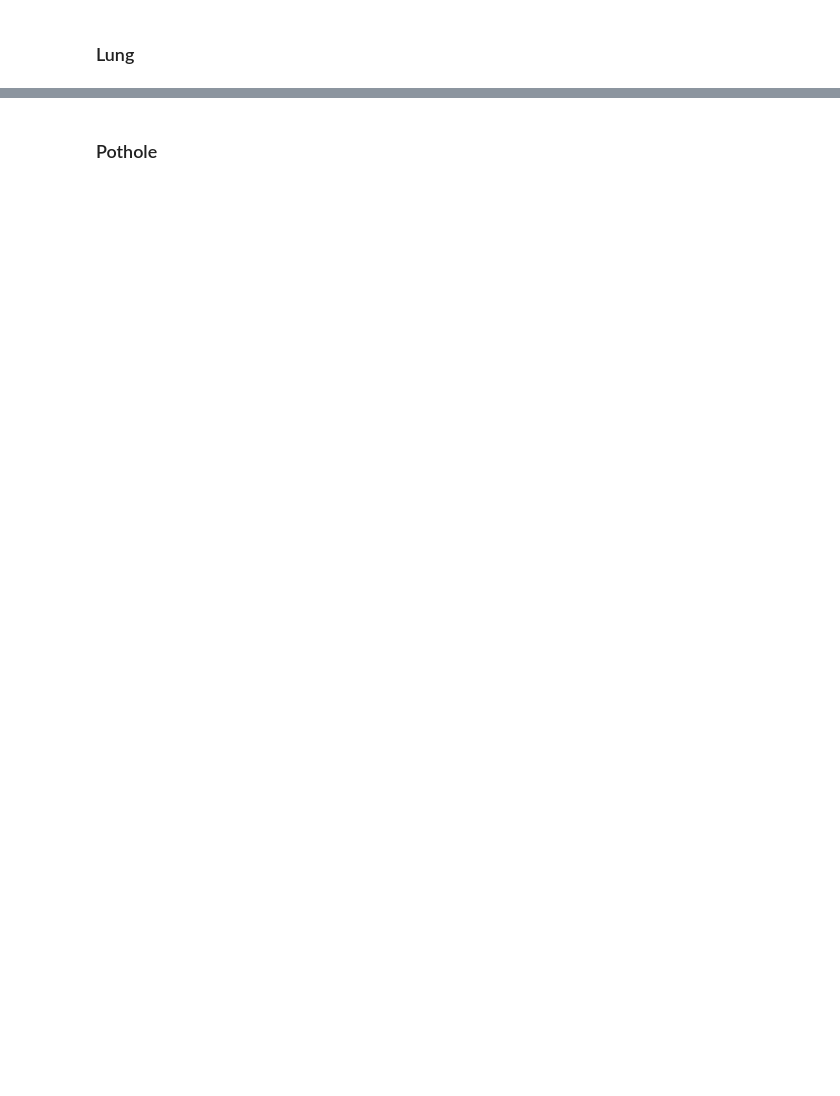
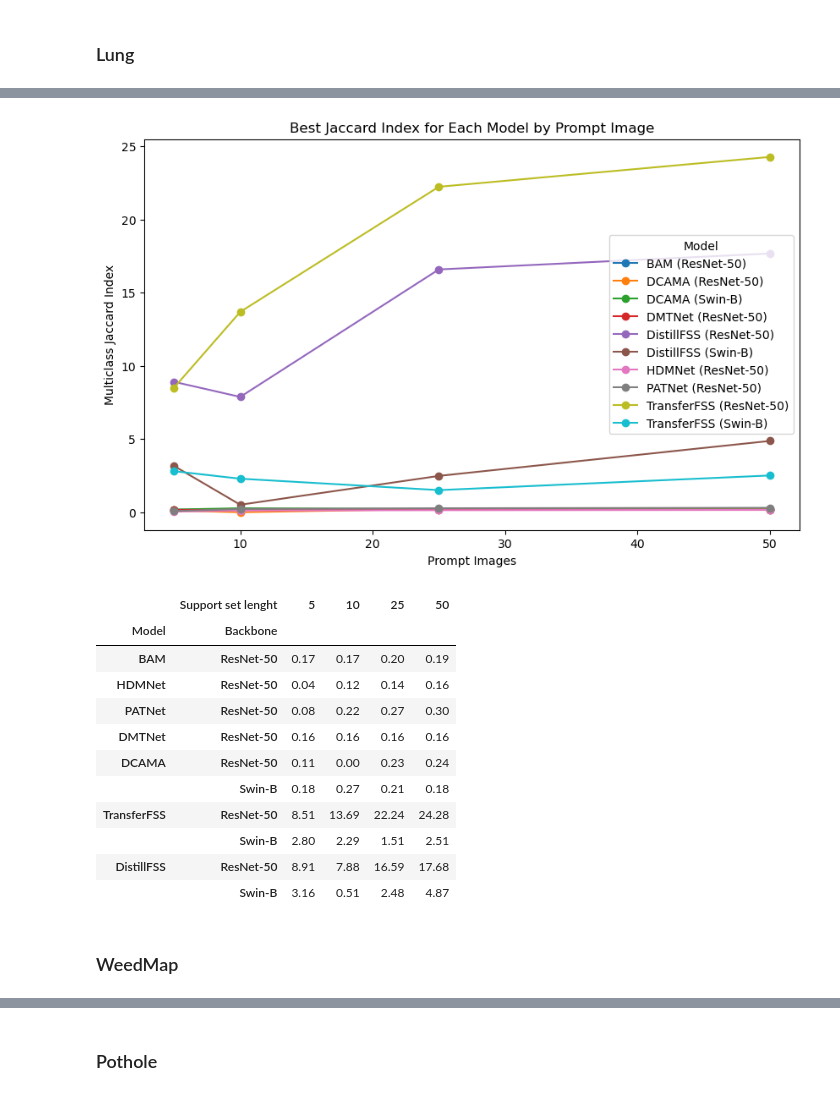
Before and after one commit to pasqualedem/DistillFSS, a Jupyter notebook: result.ipynb, the cells around one changed output, grey strips where cells are left out. Drawn from its saved outputs; the diff is of its cells as text; code cells hidden in the pictures; blank space fills up the shorter version.

```diff
--- a/result.ipynb
+++ b/result.ipynb
@@ -187,0 +264,11 @@ plt.show()
+# %%
+dataset = "LungCancer"
+
+prompt_images_col = f'dataset.datasets.test_{dataset.lower()}.prompt_images'
+filters = {
+  "group": dataset
+}
+prompt_images = [5, 10, 25, 50]
+
+results[dataset] = get_runs(filters)
+results[dataset].head()
@@ -187,0 +283,4 @@ plt.show()
+# %%
+filtered_df = get_filtered_df(results[dataset], prompt_images, prompt_images_col)
+filtered_dfs[dataset] = filtered_df
+filtered_df
@@ -187,0 +302,20 @@ plt.show()
+# %%
+pivot_df = get_results_and_fig(dataset, filtered_df, prompt_images_col)
+pivots[dataset] = pivot_df
+pivot_df
+# %% [output]
+[figure, added]
+|  | Support set lenght | 5 | 10 | 25 | 50 |
+| Model | Backbone |  |  |  |  |
+| BAM | ResNet-50 | 0.17 | 0.17 | 0.20 | 0.19 |
+| HDMNet | ResNet-50 | 0.04 | 0.12 | 0.14 | 0.16 |
+| PATNet | ResNet-50 | 0.08 | 0.22 | 0.27 | 0.30 |
+| DMTNet | ResNet-50 | 0.16 | 0.16 | 0.16 | 0.16 |
+| DCAMA | ResNet-50 | 0.11 | 0.00 | 0.23 | 0.24 |
+|  | Swin-B | 0.18 | 0.27 | 0.21 | 0.18 |
+| TransferFSS | ResNet-50 | 8.51 | 13.69 | 22.24 | 24.28 |
+|  | Swin-B | 2.80 | 2.29 | 1.51 | 2.51 |
+| DistillFSS | ResNet-50 | 8.91 | 7.88 | 16.59 | 17.68 |
+|  | Swin-B | 3.16 | 0.51 | 2.48 | 4.87 |
+# %% [markdown]
+### WeedMap
```
Also changed, not shown: parts of 41 cells of this notebook, 9 other files.
